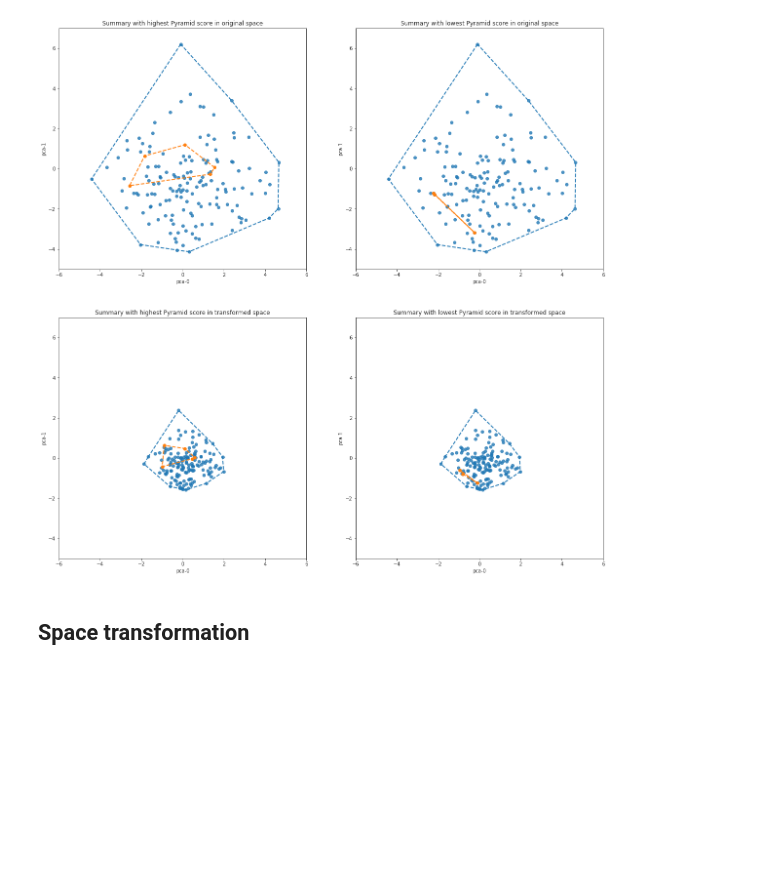
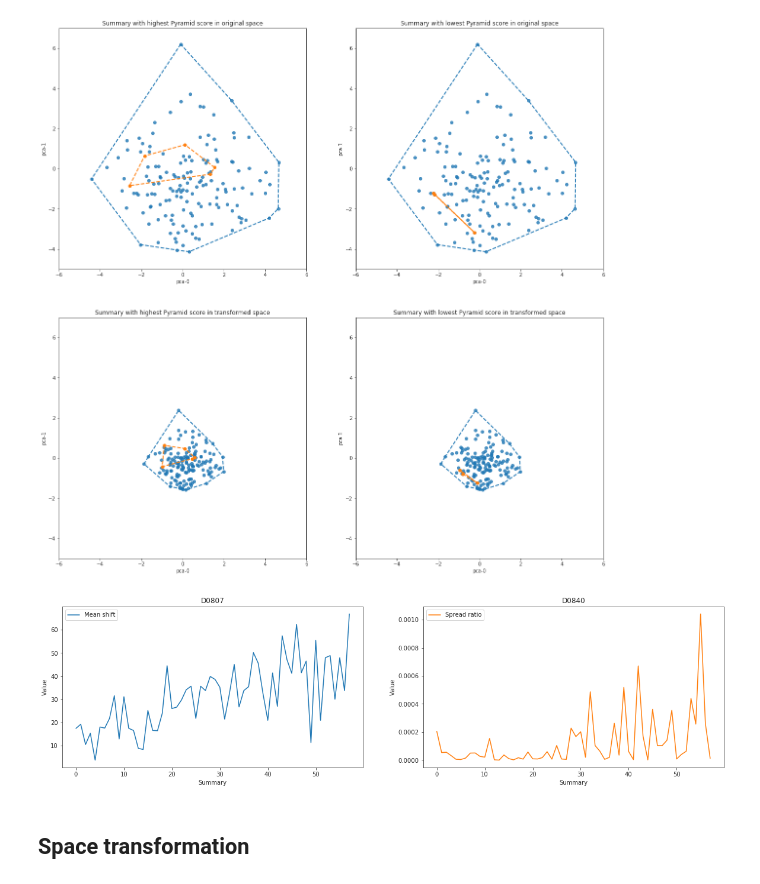
Before and after one commit to korunosk/geometry-of-text-summarization, a Jupyter notebook: plotting.ipynb, the cells around one changed output. Cells and saved outputs as stored; diff of their text form; code cells hidden in the pictures; blank space fills up the shorter version.

```diff
--- a/plotting.ipynb
+++ b/plotting.ipynb
@@ -371,3 +436,5 @@ plt.show()
 fig.savefig(os.path.join(PLOTS_DIR, f'spaces_comparison.png'), dpi=2*fig.dpi, bbox_inches='tight')
 # %% [output]
 [figure]
+# %%
+mean, rotation = [], []
@@ -374,3 +485,22 @@ fig.savefig(os.path.join(PLOTS_DIR, f'spaces_comparison.png'), dpi=2*fig.dpi, bb
+# %%
+fig = plt.figure(figsize=(20,5))
+ax1 = fig.add_subplot(121)
+x = np.arange(58)
+ax1.plot(x, np.array(mean)[x], c='C0', label='Mean shift')
+ax1.set_title(TOPIC_IDS[DATASET_ID_TRAIN][11])
+ax1.set_xlabel('Summary')
+ax1.set_ylabel('Value')
+ax1.legend()
+ax3 = fig.add_subplot(122)
+ax3.plot(x, np.array(spread)[x], c='C1', label='Spread ratio')
+ax3.set_title(TOPIC_IDS[DATASET_ID_TRAIN][41])
+ax3.set_xlabel('Summary')
+ax3.set_ylabel('Value')
+ax3.legend()
+plt.show()
+fig.savefig(os.path.join(PLOTS_DIR, f'transformation_impact.png'), dpi=fig.dpi, bbox_inches='tight')
+# %% [output]
+[figure, added]
 # %% [markdown]
 ## Space transformation
 # %%
```
Also changed, not shown: parts of 6 cells of this notebook, 1 other file.
